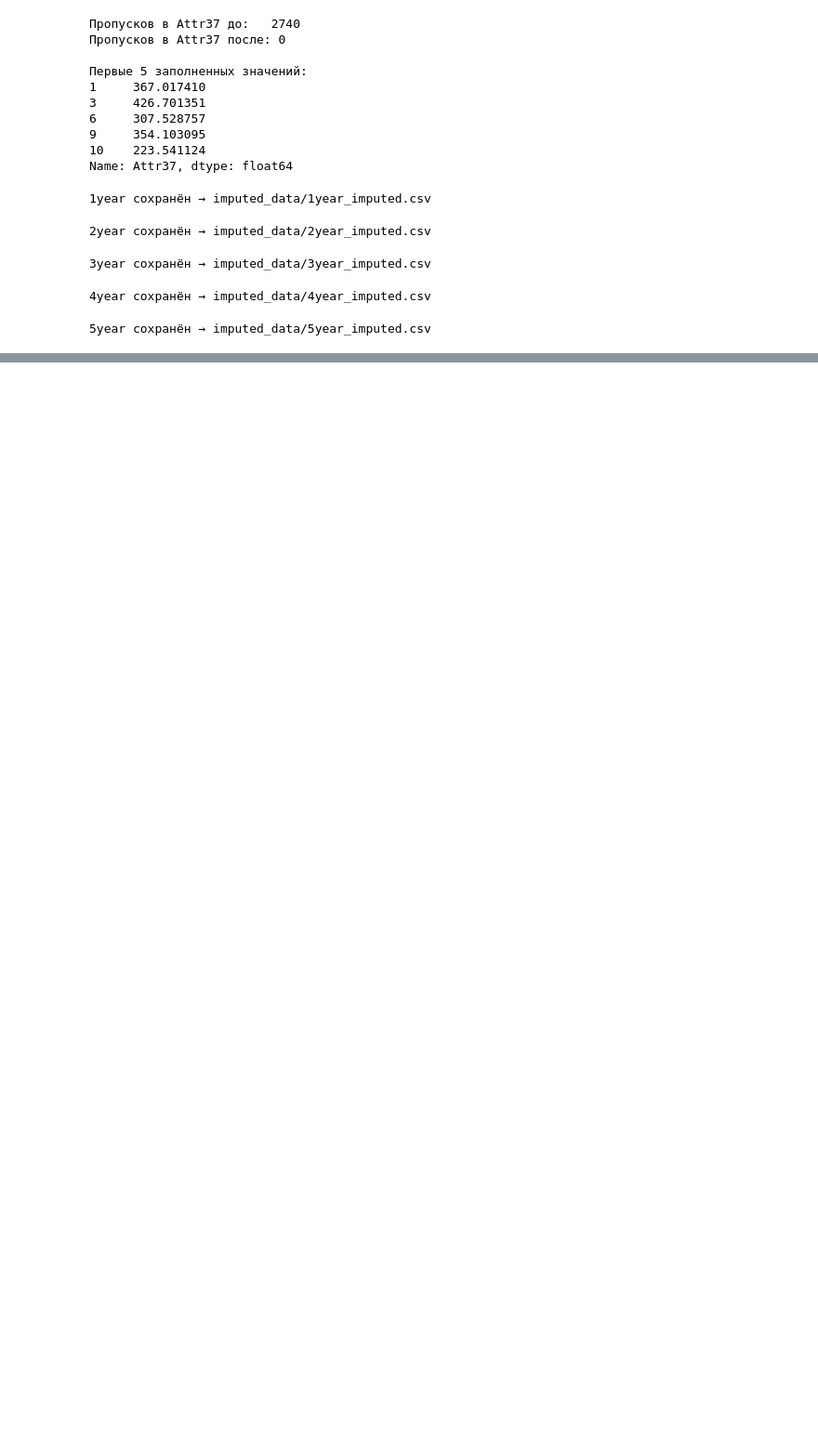
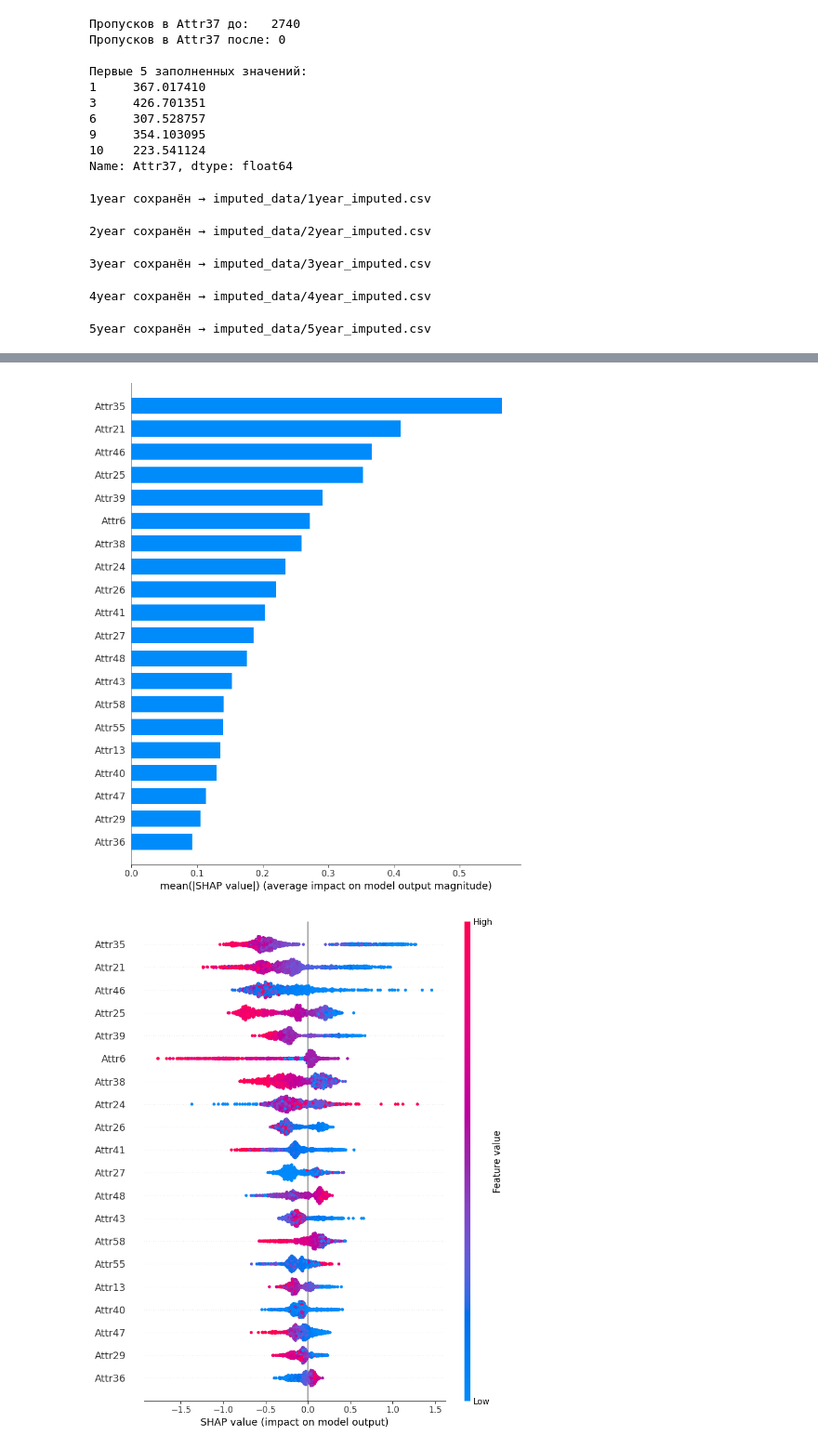
Before and after one commit to lzanam1/xgboosting_prediction, a Jupyter notebook: fixed_mv.ipynb, the cells around one changed output, grey strips where cells are left out. Shown at 93% size. Drawn from its saved outputs; the diff is of its cells as text; code cells hidden in the pictures; blank space fills up the shorter version.

```diff
--- a/fixed_mv.ipynb
+++ b/fixed_mv.ipynb
@@ -368,0 +742,26 @@ for year in ["1year", "2year", "3year", "4year", "5year"]:
+# %%
+df = pd.read_csv("5year_imputed.csv")
+df["class"] = df["class"].str.replace("b'", "").str.replace("'", "").astype(int)
+
+X = df.drop(columns=["class"])
+y = df["class"]
+
+X_train, X_test, y_train, y_test = train_test_split(
+    X, y, test_size=0.2, stratify=y, random_state=42
+)
+
+scale_pos_weight = (y_train == 0).sum() / (y_train == 1).sum()
+
+model_5year = XGBClassifier(
+    **study.best_params,
+    scale_pos_weight=scale_pos_weight,
+    device="cuda",
+    random_state=42
+)
+model_5year.fit(X_train, y_train)
+
+y_proba = model_5year.predict_proba(X_test)[:, 1]
+y_pred = (y_proba >= 0.1).astype(int)
+
+print(f"ROC-AUC: {roc_auc_score(y_test, y_proba):.4f}")
+print(f"\n{classification_report(y_test, y_pred)}")
@@ -368,0 +779,15 @@ for year in ["1year", "2year", "3year", "4year", "5year"]:
+# %%
+import shap
+
+# SHAP для 5year (лучшая модель)
+explainer = shap.TreeExplainer(model_5year)
+shap_values = explainer.shap_values(X_test)
+
+# 1. Важность признаков
+shap.summary_plot(shap_values, X_test, plot_type="bar", max_display=20)
+
+# 2. Детальный plot — как каждый признак влияет
+shap.summary_plot(shap_values, X_test, max_display=20)
+# %% [output]
+[figure, added]
+[figure, added]
```
Also changed, not shown: parts of 34 cells of this notebook.
